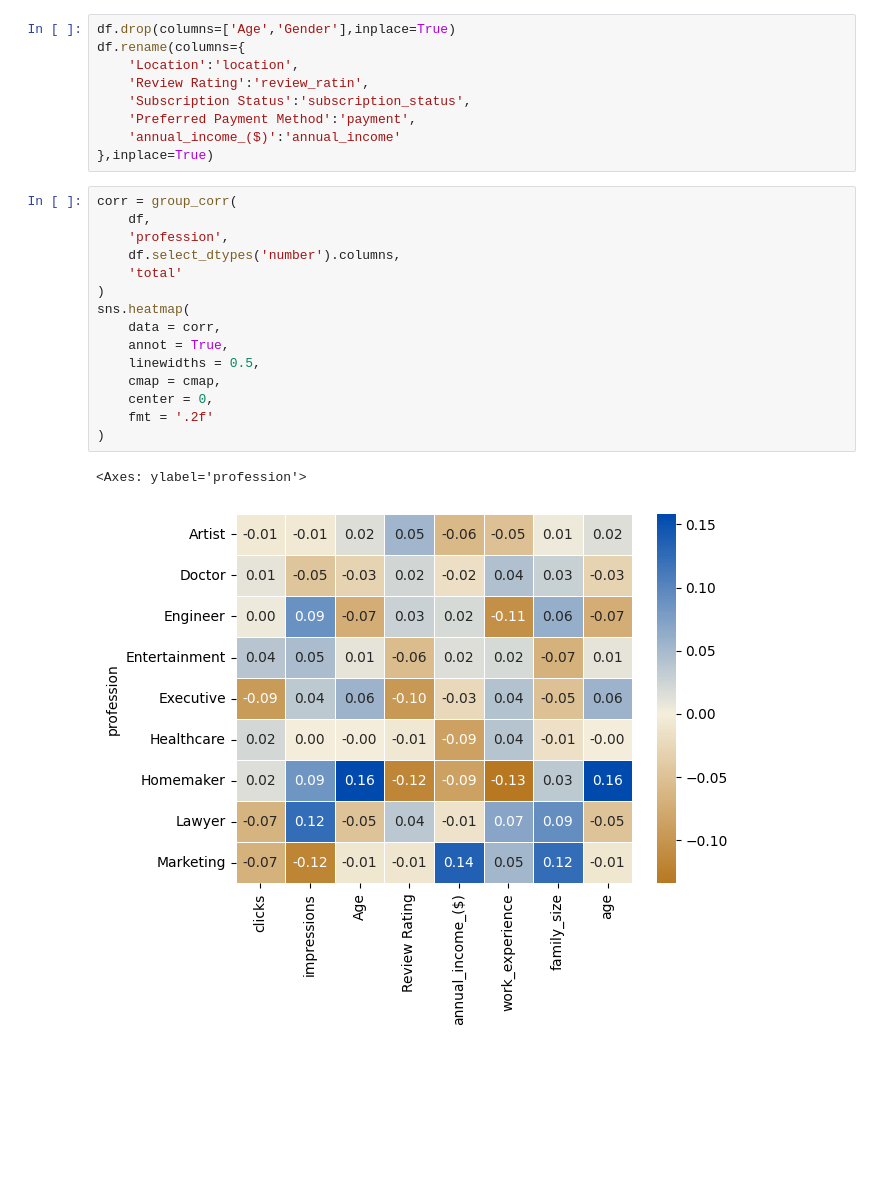
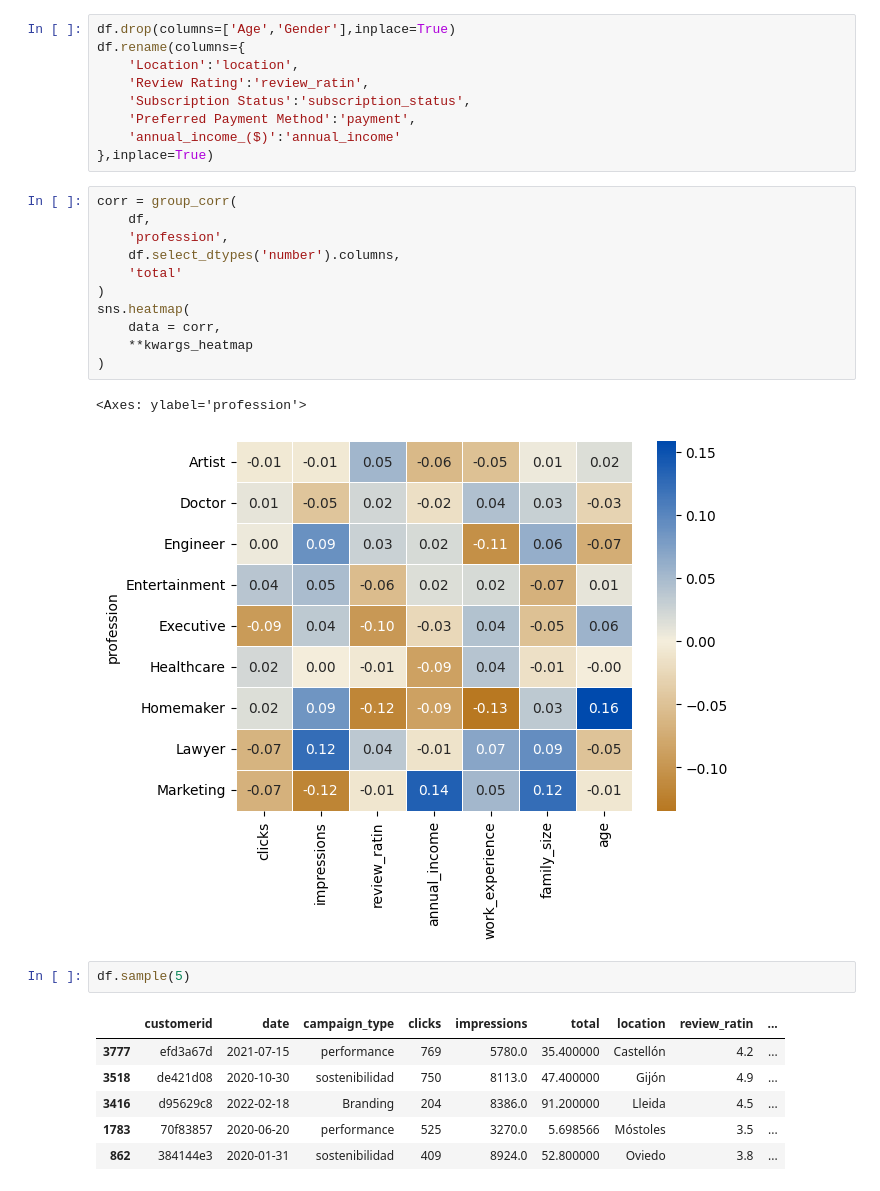
Before and after one commit to MiguelAMeloM/Miguel_DataAnalytics, a Jupyter notebook: campañas_marketing/analisis.ipynb, the cells around one changed output. Drawn from its saved outputs; the diff is of its cells as text; blank space fills up the shorter version.

```diff
--- a/campañas_marketing/analisis.ipynb
+++ b/campañas_marketing/analisis.ipynb
@@ -611,19 +611,24 @@ df.rename(columns={
 # %%
 corr = group_corr(
     df,
     'profession',
     df.select_dtypes('number').columns,
     'total'
 )
 sns.heatmap(
     data = corr,
-    annot = True,
-    linewidths = 0.5,
-    cmap = cmap,
-    center = 0,
-    fmt = '.2f'
+    **kwargs_heatmap
 )
 # %% [output]
 <Axes: ylabel='profession'>
-[figure, old version]
+[figure, new version]
+# %%
+df.sample(5)
+# %% [output]
+|  | customerid | date | campaign_type | clicks | impressions | total | location | review_ratin | ... |
+| 3777 | efd3a67d | 2021-07-15 | performance | 769 | 5780.0 | 35.400000 | Castellón | 4.2 | ... |
+| 3518 | de421d08 | 2020-10-30 | sostenibilidad | 750 | 8113.0 | 47.400000 | Gijón | 4.9 | ... |
+| 3416 | d95629c8 | 2022-02-18 | Branding | 204 | 8386.0 | 91.200000 | Lleida | 4.5 | ... |
+| 1783 | 70f83857 | 2020-06-20 | performance | 525 | 3270.0 | 5.698566 | Móstoles | 3.5 | ... |
+| 862 | 384144e3 | 2020-01-31 | sostenibilidad | 409 | 8924.0 | 52.800000 | Oviedo | 3.8 | ... |
 # %%
```
Also changed, not shown: parts of 5 cells of this notebook.
